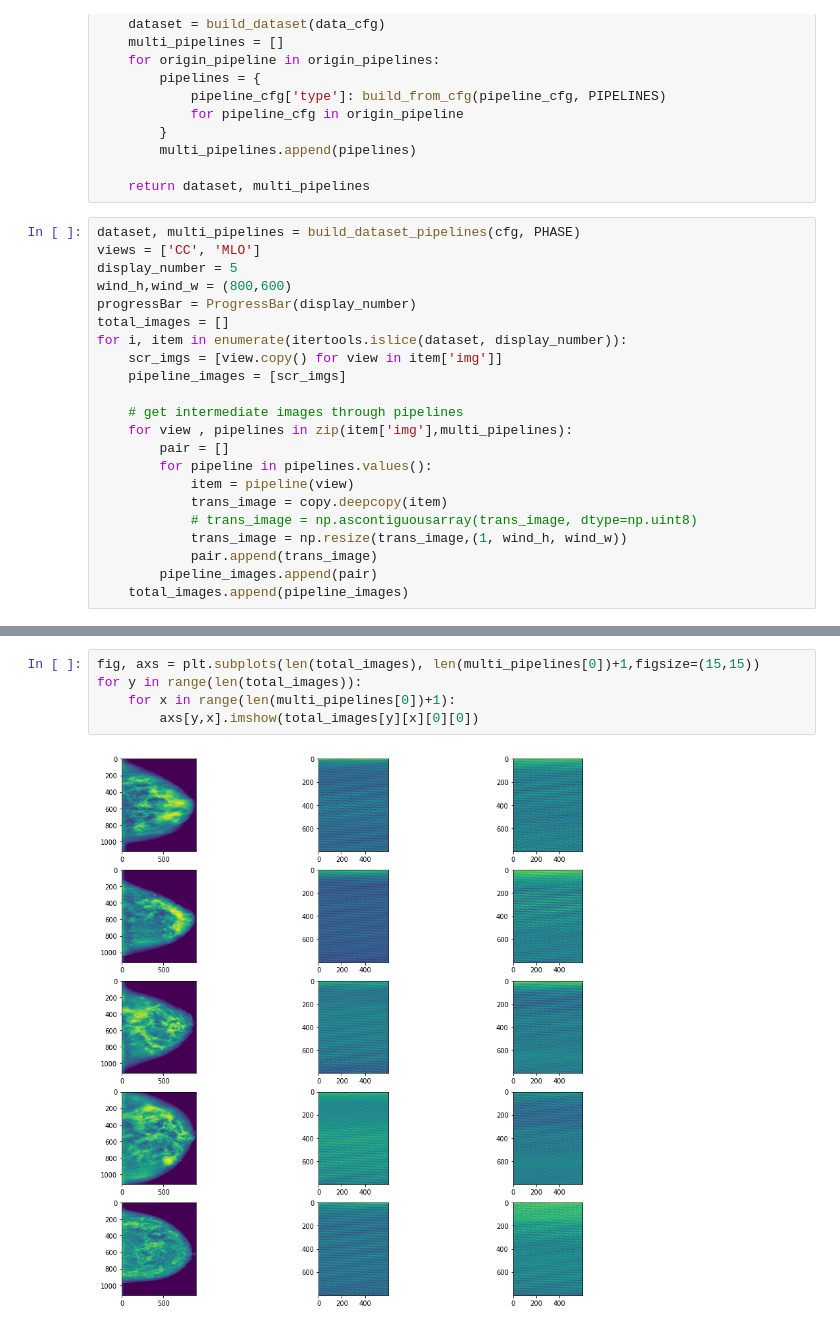
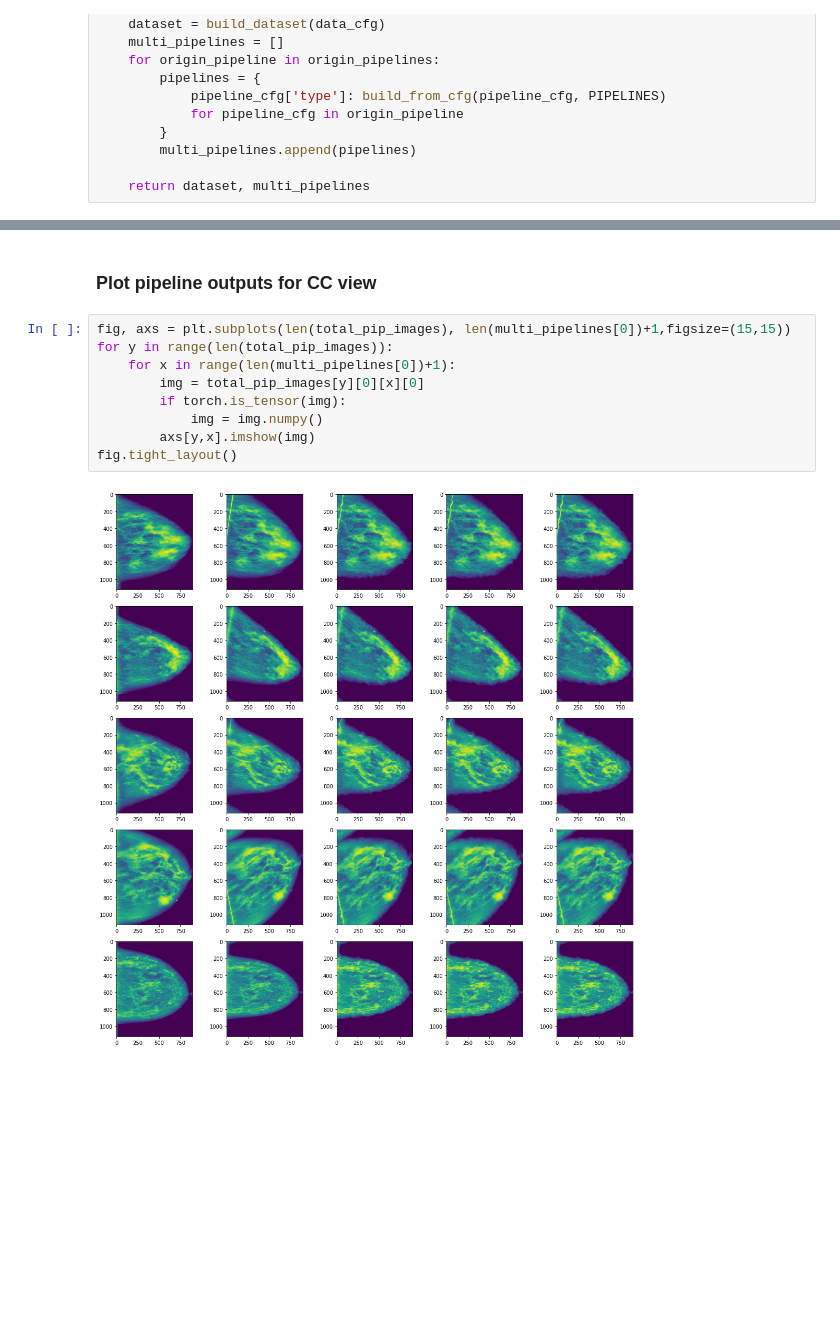
Before and after one commit to Xumj82/mmselfsup, a Jupyter notebook: demo/pipeline_vis.ipynb, the cells around one changed output, grey strips where cells are left out. Drawn from its saved outputs; the diff is of its cells as text; blank space fills up the shorter version.

```diff
--- a/demo/pipeline_vis.ipynb
+++ b/demo/pipeline_vis.ipynb
@@ -57,25 +35,3 @@ def build_dataset_pipelines(cfg, phase):
         multi_pipelines.append(pipelines)
 
     return dataset, multi_pipelines
-# %%
-dataset, multi_pipelines = build_dataset_pipelines(cfg, PHASE)
-views = ['CC', 'MLO']
-display_number = 5
-wind_h,wind_w = (800,600)
-progressBar = ProgressBar(display_number)
-total_images = []
-for i, item in enumerate(itertools.islice(dataset, display_number)):
-    scr_imgs = [view.copy() for view in item['img']]
-    pipeline_images = [scr_imgs]
-
-    # get intermediate images through pipelines
-    for view , pipelines in zip(item['img'],multi_pipelines):
-        pair = []
-        for pipeline in pipelines.values():
-            item = pipeline(view)
-            trans_image = copy.deepcopy(item)
-            # trans_image = np.ascontiguousarray(trans_image, dtype=np.uint8)
-            trans_image = np.resize(trans_image,(1, wind_h, wind_w))
-            pair.append(trans_image)
-        pipeline_images.append(pair)
-    total_images.append(pipeline_images)
@@ -84,7 +86,13 @@ for i, item in enumerate(itertools.islice(dataset, display_number)):
+# %% [markdown]
+### Plot pipeline outputs for CC view
 # %%
-fig, axs = plt.subplots(len(total_images), len(multi_pipelines[0])+1,figsize=(15,15))
-for y in range(len(total_images)):
+fig, axs = plt.subplots(len(total_pip_images), len(multi_pipelines[0])+1,figsize=(15,15))
+for y in range(len(total_pip_images)):
     for x in range(len(multi_pipelines[0])+1):
-        axs[y,x].imshow(total_images[y][x][0][0])
+        img = total_pip_images[y][0][x][0]
+        if torch.is_tensor(img):
+            img = img.numpy()
+        axs[y,x].imshow(img)
+fig.tight_layout()
 # %% [output]
-[figure, old version]
+[figure, new version]
```
Also changed, not shown: parts of 7 cells of this notebook, 2 other files.
